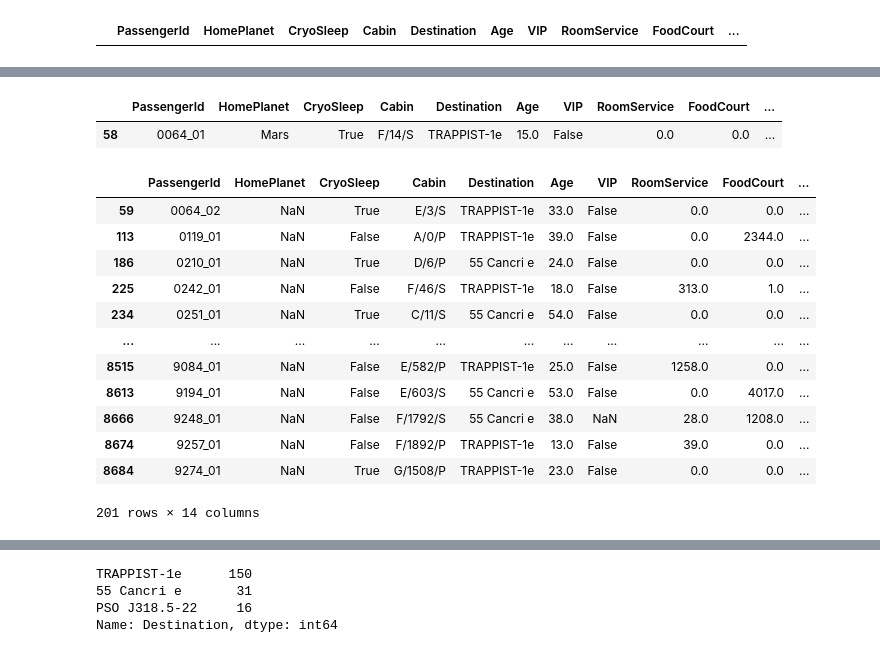
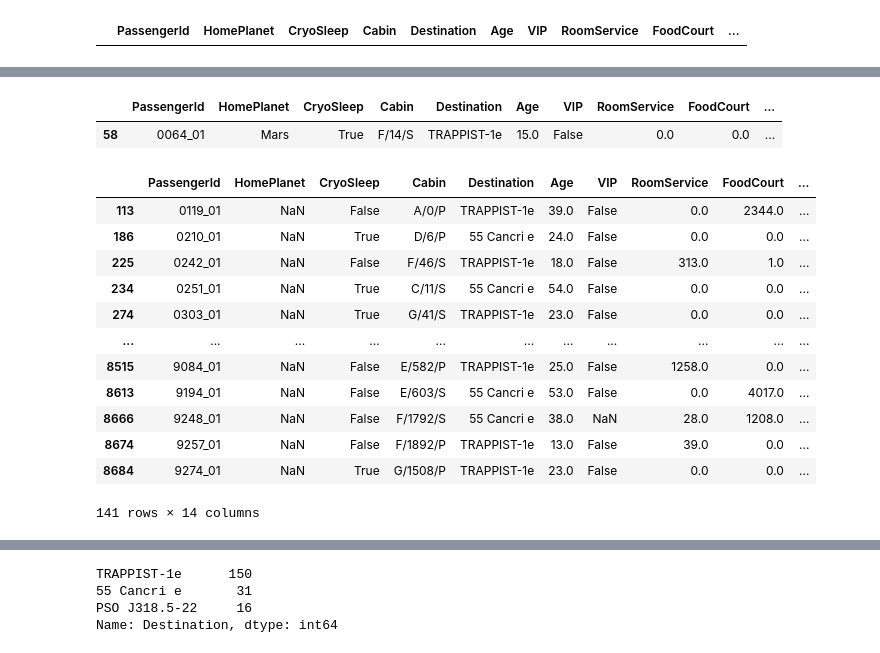
Before and after one commit to ChiBerkeley/Spaceship-Titanic, a Jupyter notebook: missing_data_review.ipynb, the cells around one changed output, grey strips where cells are left out. Cells and saved outputs as stored; diff of their text form; code cells hidden in the pictures.

```diff
--- a/missing_data_review.ipynb
+++ b/missing_data_review.ipynb
@@ -100,21 +113,24 @@ Otherwise: input a value that indicates missing info?
-# %%
-train[train['PassengerId'] == '0064_01']
-# %% [output]
-|  | PassengerId | HomePlanet | CryoSleep | Cabin | Destination | Age | VIP | RoomService | FoodCourt | ... |
-| 58 | 0064_01 | Mars | True | F/14/S | TRAPPIST-1e | 15.0 | False | 0.0 | 0.0 | ... |
 # %%
-nan_rows[nan_rows['HomePlanet'].isnull()]
+no_home = nan_rows[nan_rows['HomePlanet'].isnull()]
-# %% [output]
-|  | PassengerId | HomePlanet | CryoSleep | Cabin | Destination | Age | VIP | RoomService | FoodCourt | ... |
-| 59 | 0064_02 | NaN | True | E/3/S | TRAPPIST-1e | 33.0 | False | 0.0 | 0.0 | ... |
-| 113 | 0119_01 | NaN | False | A/0/P | TRAPPIST-1e | 39.0 | False | 0.0 | 2344.0 | ... |
-| 186 | 0210_01 | NaN | True | D/6/P | 55 Cancri e | 24.0 | False | 0.0 | 0.0 | ... |
-| 225 | 0242_01 | NaN | False | F/46/S | TRAPPIST-1e | 18.0 | False | 313.0 | 1.0 | ... |
-| 234 | 0251_01 | NaN | True | C/11/S | 55 Cancri e | 54.0 | False | 0.0 | 0.0 | ... |
-| ... | ... | ... | ... | ... | ... | ... | ... | ... | ... | ... |
-| 8515 | 9084_01 | NaN | False | E/582/P | TRAPPIST-1e | 25.0 | False | 1258.0 | 0.0 | ... |
-| 8613 | 9194_01 | NaN | False | E/603/S | 55 Cancri e | 53.0 | False | 0.0 | 4017.0 | ... |
-| 8666 | 9248_01 | NaN | False | F/1792/S | 55 Cancri e | 38.0 | NaN | 28.0 | 1208.0 | ... |
-| 8674 | 9257_01 | NaN | False | F/1892/P | TRAPPIST-1e | 13.0 | False | 39.0 | 0.0 | ... |
-| 8684 | 9274_01 | NaN | True | G/1508/P | TRAPPIST-1e | 23.0 | False | 0.0 | 0.0 | ... |
-201 rows × 14 columns
+# %%
+train[train['PassengerId'] == '0064_01']
+# %% [output]
+|  | PassengerId | HomePlanet | CryoSleep | Cabin | Destination | Age | VIP | RoomService | FoodCourt | ... |
+| 58 | 0064_01 | Mars | True | F/14/S | TRAPPIST-1e | 15.0 | False | 0.0 | 0.0 | ... |
+# %%
+# 141 passengers who are the first passenger in their group
+no_home[no_home['PassengerId'].str.endswith('01')]
+# %% [output]
+|  | PassengerId | HomePlanet | CryoSleep | Cabin | Destination | Age | VIP | RoomService | FoodCourt | ... |
+| 113 | 0119_01 | NaN | False | A/0/P | TRAPPIST-1e | 39.0 | False | 0.0 | 2344.0 | ... |
+| 186 | 0210_01 | NaN | True | D/6/P | 55 Cancri e | 24.0 | False | 0.0 | 0.0 | ... |
+| 225 | 0242_01 | NaN | False | F/46/S | TRAPPIST-1e | 18.0 | False | 313.0 | 1.0 | ... |
+| 234 | 0251_01 | NaN | True | C/11/S | 55 Cancri e | 54.0 | False | 0.0 | 0.0 | ... |
+| 274 | 0303_01 | NaN | True | G/41/S | TRAPPIST-1e | 23.0 | False | 0.0 | 0.0 | ... |
+| ... | ... | ... | ... | ... | ... | ... | ... | ... | ... | ... |
+| 8515 | 9084_01 | NaN | False | E/582/P | TRAPPIST-1e | 25.0 | False | 1258.0 | 0.0 | ... |
+| 8613 | 9194_01 | NaN | False | E/603/S | 55 Cancri e | 53.0 | False | 0.0 | 4017.0 | ... |
+| 8666 | 9248_01 | NaN | False | F/1792/S | 55 Cancri e | 38.0 | NaN | 28.0 | 1208.0 | ... |
+| 8674 | 9257_01 | NaN | False | F/1892/P | TRAPPIST-1e | 13.0 | False | 39.0 | 0.0 | ... |
+| 8684 | 9274_01 | NaN | True | G/1508/P | TRAPPIST-1e | 23.0 | False | 0.0 | 0.0 | ... |
+141 rows × 14 columns
```
Also changed, not shown: parts of 39 cells of this notebook, 1 other file.
